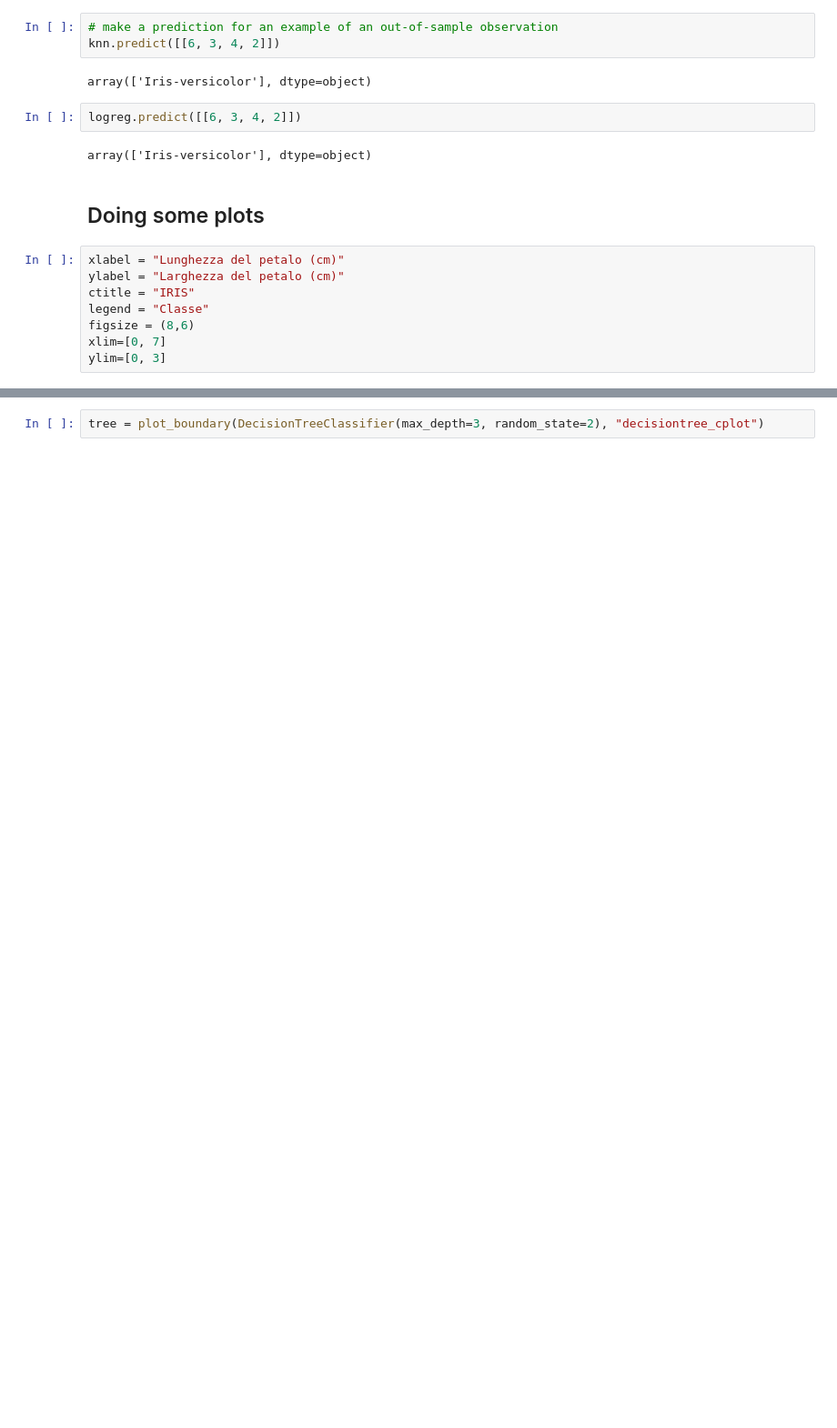
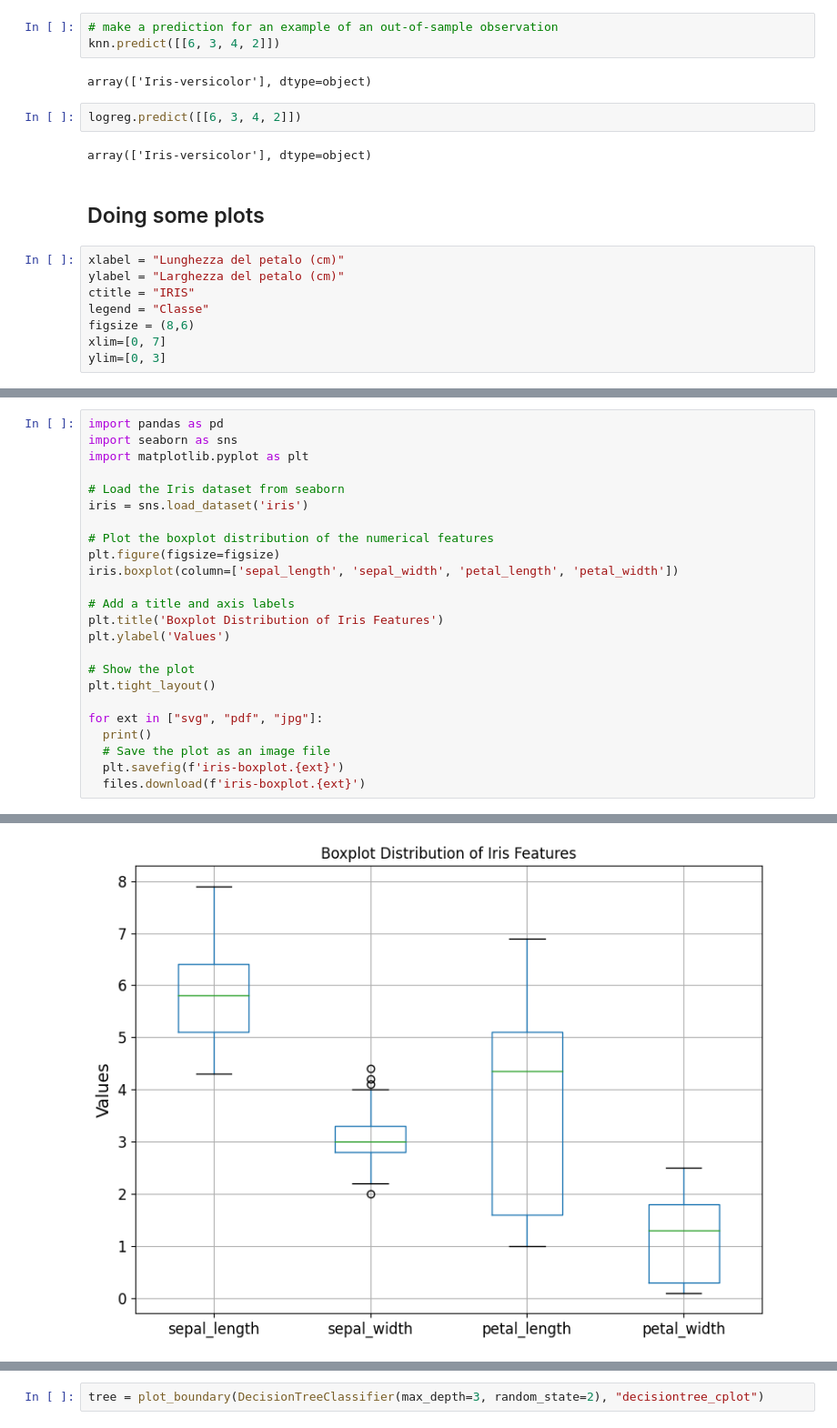
Before and after one commit to w4bo/teaching-handsondatapipelines, a Jupyter notebook: materials/14-Iris.solution.ipynb, the cells around one changed output, grey strips where cells are left out. Shown at 91% size. Saved outputs shown, nothing was run; the diff lists cells and outputs as text; blank space fills up the shorter version.

```diff
--- a/materials/14-Iris.solution.ipynb
+++ b/materials/14-Iris.solution.ipynb
@@ -460,3 +470,28 @@ def plot_boundary(clf, title, norm=False):
       files.download(f'{title}.{ext}')
 
     return clf
+# %%
+import pandas as pd
+import seaborn as sns
+import matplotlib.pyplot as plt
+
+# Load the Iris dataset from seaborn
+iris = sns.load_dataset('iris')
+
+# Plot the boxplot distribution of the numerical features
+plt.figure(figsize=figsize)
+iris.boxplot(column=['sepal_length', 'sepal_width', 'petal_length', 'petal_width'])
+
+# Add a title and axis labels
+plt.title('Boxplot Distribution of Iris Features')
+plt.ylabel('Values')
+
+# Show the plot
+plt.tight_layout()
+
+for ext in ["svg", "pdf", "jpg"]:
+  print()
+  # Save the plot as an image file
+  plt.savefig(f'iris-boxplot.{ext}')
+  files.download(f'iris-boxplot.{ext}')
+# %% [output]
@@ -462,0 +504 @@ def plot_boundary(clf, title, norm=False):
+[figure, added]
```
Also changed, not shown: parts of 5 cells of this notebook.
